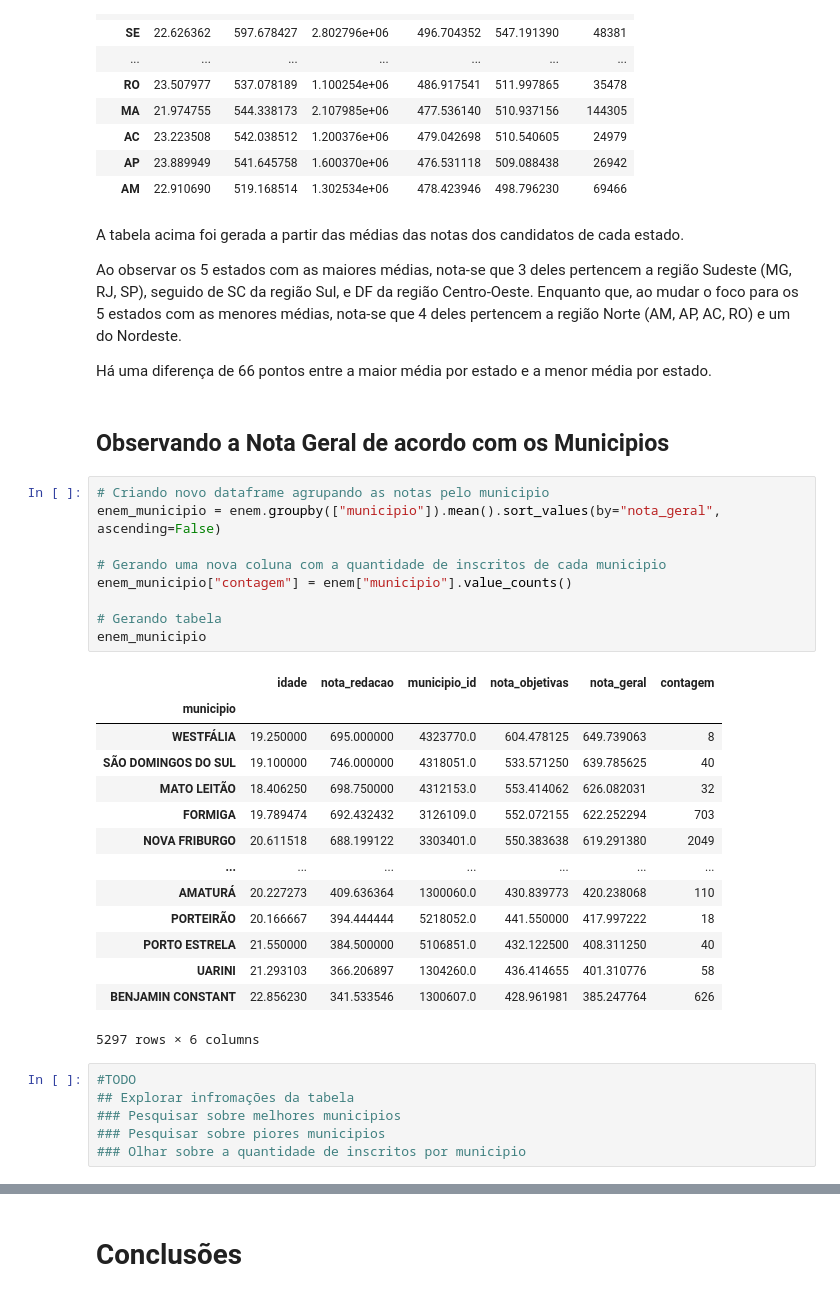
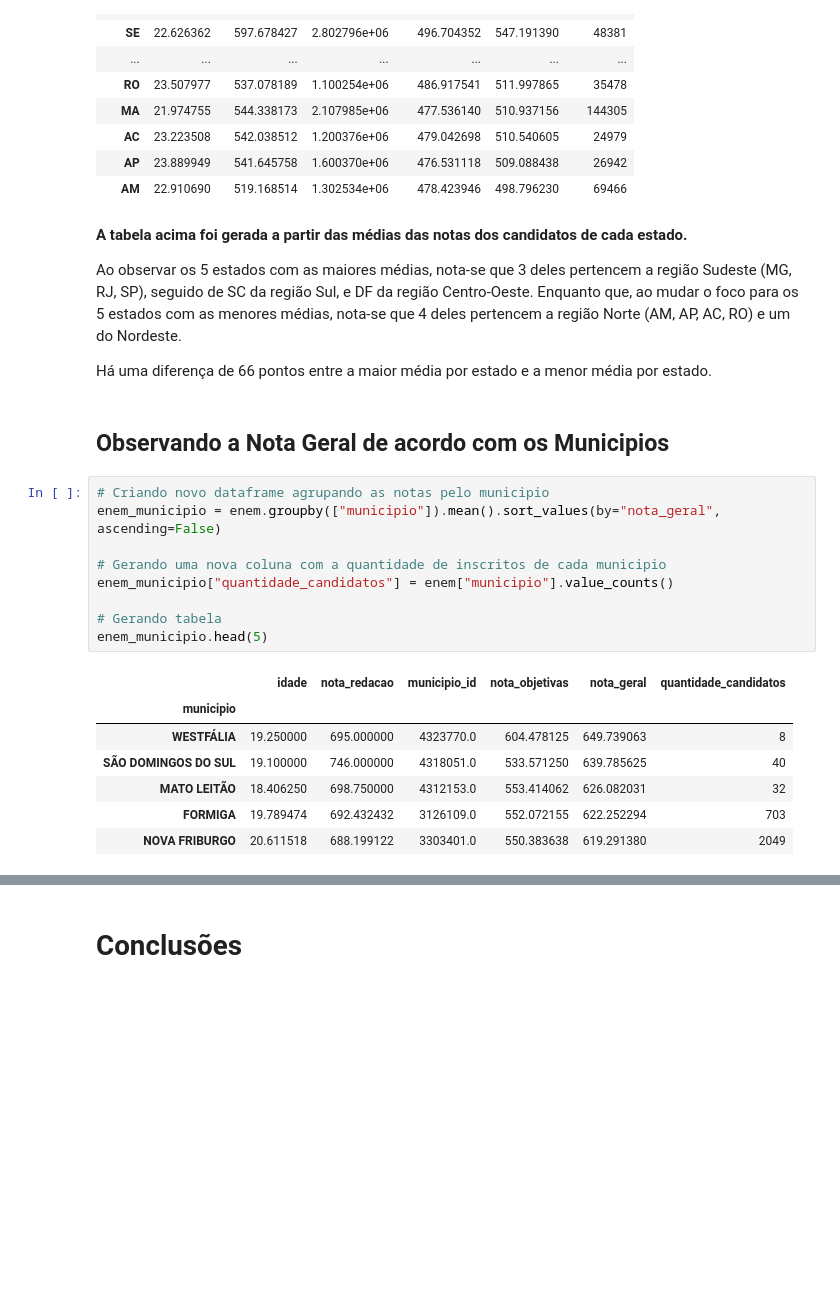
Before and after one commit to RenanGroot/Analise-Exploratoria-ENEM2019, a Jupyter notebook: Análise Exploratória - ENEM 2019.ipynb, the cells around one changed output, grey strips where cells are left out. Saved outputs shown, nothing was run; the diff lists cells and outputs as text; blank space fills up the shorter version.

```diff
--- a/Análise Exploratória - ENEM 2019.ipynb
+++ b/Análise Exploratória - ENEM 2019.ipynb
@@ -545,7 +575,7 @@ enem_estado
 | AP | 23.889949 | 541.645758 | 1.600370e+06 | 476.531118 | 509.088438 | 26942 |
 | AM | 22.910690 | 519.168514 | 1.302534e+06 | 478.423946 | 498.796230 | 69466 |
 # %% [markdown]
-A tabela acima foi gerada a partir das médias das notas dos candidatos de cada estado.
+<b>A tabela acima foi gerada a partir das médias das notas dos candidatos de cada estado.
 
 Ao observar os 5 estados com as maiores médias, nota-se que 3 deles pertencem a região Sudeste (MG, RJ, SP), seguido de SC da região Sul, e DF da região Centro-Oeste. Enquanto que, ao mudar o foco para os 5 estados com as menores médias, nota-se que 4 deles pertencem a região Norte (AM, AP, AC, RO) e um do Nordeste.
 
@@ -555,30 +585,17 @@ Há uma diferença de 66 pontos entre a maior média por estado e a menor média
 # %%
 # Criando novo dataframe agrupando as notas pelo municipio
 enem_municipio = enem.groupby(["municipio"]).mean().sort_values(by="nota_geral", ascending=False)
 
 # Gerando uma nova coluna com a quantidade de inscritos de cada municipio
-enem_municipio["contagem"] = enem["municipio"].value_counts()
+enem_municipio["quantidade_candidatos"] = enem["municipio"].value_counts()
 
 # Gerando tabela
-enem_municipio
+enem_municipio.head(5)
 # %% [output]
-|  | idade | nota_redacao | municipio_id | nota_objetivas | nota_geral | contagem |
+|  | idade | nota_redacao | municipio_id | nota_objetivas | nota_geral | quantidade_candidatos |
 | municipio |  |  |  |  |  |  |
 | WESTFÁLIA | 19.250000 | 695.000000 | 4323770.0 | 604.478125 | 649.739063 | 8 |
 | SÃO DOMINGOS DO SUL | 19.100000 | 746.000000 | 4318051.0 | 533.571250 | 639.785625 | 40 |
 | MATO LEITÃO | 18.406250 | 698.750000 | 4312153.0 | 553.414062 | 626.082031 | 32 |
 | FORMIGA | 19.789474 | 692.432432 | 3126109.0 | 552.072155 | 622.252294 | 703 |
 | NOVA FRIBURGO | 20.611518 | 688.199122 | 3303401.0 | 550.383638 | 619.291380 | 2049 |
-| ... | ... | ... | ... | ... | ... | ... |
-| AMATURÁ | 20.227273 | 409.636364 | 1300060.0 | 430.839773 | 420.238068 | 110 |
-| PORTEIRÃO | 20.166667 | 394.444444 | 5218052.0 | 441.550000 | 417.997222 | 18 |
-| PORTO ESTRELA | 21.550000 | 384.500000 | 5106851.0 | 432.122500 | 408.311250 | 40 |
-| UARINI | 21.293103 | 366.206897 | 1304260.0 | 436.414655 | 401.310776 | 58 |
-| BENJAMIN CONSTANT | 22.856230 | 341.533546 | 1300607.0 | 428.961981 | 385.247764 | 626 |
-5297 rows × 6 columns
-# %%
-#TODO
-## Explorar infromações da tabela
-### Pesquisar sobre melhores municipios
-### Pesquisar sobre piores municipios
-### Olhar sobre a quantidade de inscritos por municipio
```
Also changed, not shown: parts of 15 cells of this notebook.
